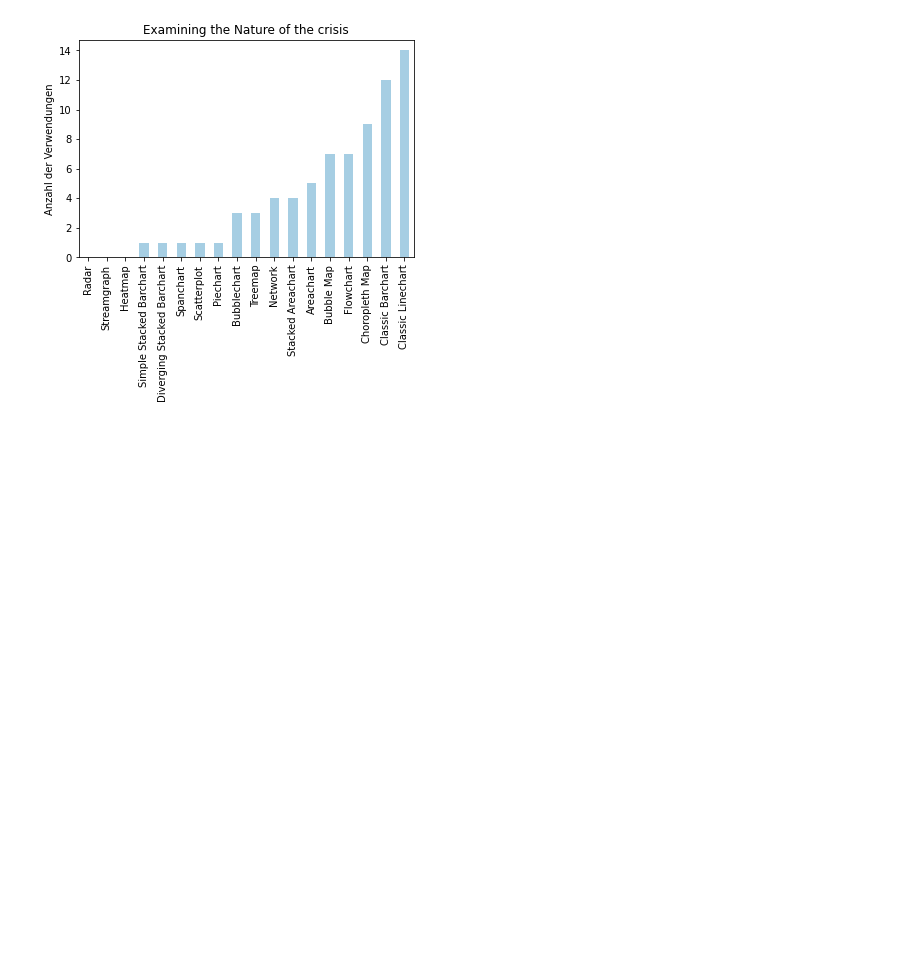
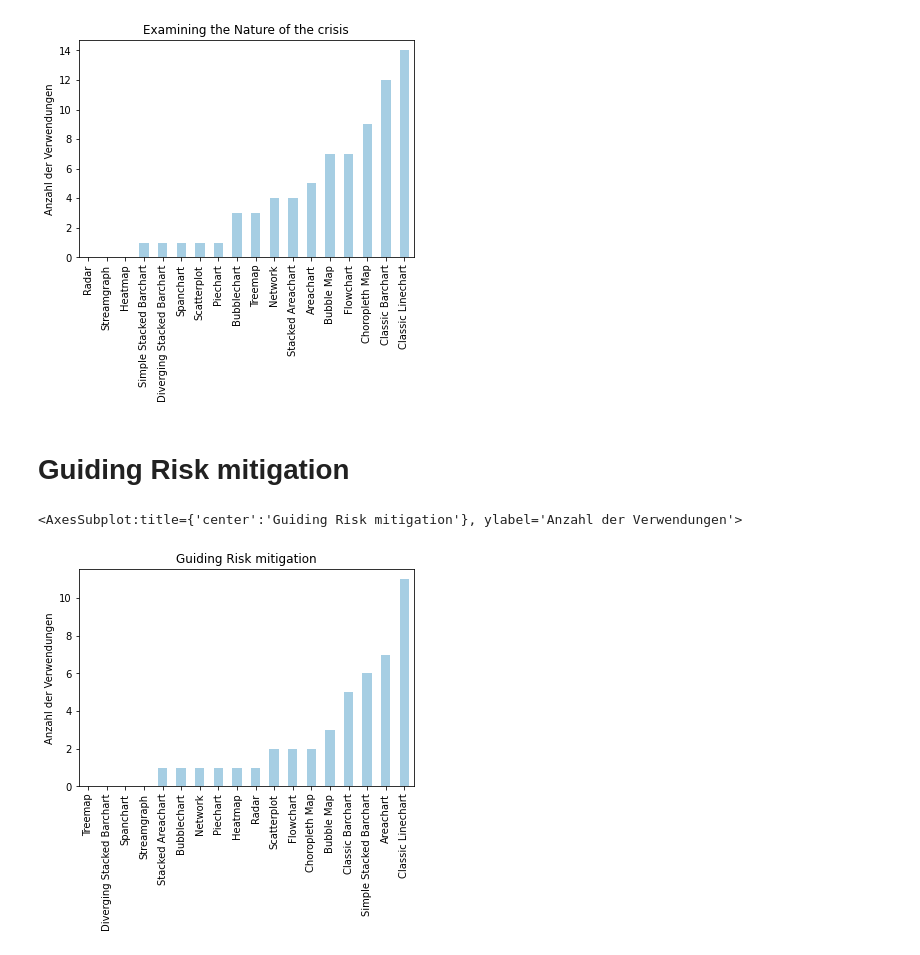
Before and after one commit to YahArt/covid-jupyter-notebook-fhgr, a Jupyter notebook: main.ipynb, the cells around one changed output. Saved outputs shown, nothing was run; the diff lists cells and outputs as text; code cells hidden in the pictures; blank space fills up the shorter version.

Commit message:
Finish remaining message types

```diff
--- a/main.ipynb
+++ b/main.ipynb
@@ -162,7 +162,7 @@ relevant_other_types = ["Heatmap", "Piechart", "Treemap", "Scatterplot", "Networ
 relevant_visualization_types = [*relevant_map_types, *relevant_bar_chart_types, *relevant_line_chart_types, *relevant_other_types]
 
 # Define intended message with subcodes
-examining_nature_of_crisis = ["Explain coronavirus", "Map symptoms, diagnosis, treatment", "Explain transimission  & reasonableness of intervention", "Contact Tracing"]
+examining_nature_of_crisis = ["Explain the nature of the crisis in general", "Explain coronavirus", "Map symptoms, diagnosis, treatment", "Explain transimission  & reasonableness of intervention", "Contact Tracing"]
 
 # Create a new data frame with only the colums for the relevant visualizations
 relevant_columns = [*relevant_visualization_types, *examining_nature_of_crisis]
@@ -192,3 +192,51 @@ df.plot(kind="bar", title="Examining the Nature of the crisis", ylabel="Anzahl d
 # %% [output]
 <AxesSubplot:title={'center':'Examining the Nature of the crisis'}, ylabel='Anzahl der Verwendungen'>
 [figure]
+# %% [markdown]
+# Guiding Risk mitigation
+# %%
+# Imports
+import pandas as pd
+
+
+# Load codebook data
+codebook = pd.read_csv('./data/codebook.csv')
+
+# Define relevant visualization types which we are interested in
+relevant_map_types = ["Choropleth Map", "Bubble Map"]
+relevant_bar_chart_types = ["Classic Barchart", "Simple Stacked Barchart", "Diverging Stacked Barchart", "Spanchart"]
+relevant_line_chart_types = ["Classic Linechart", "Areachart", "Stacked Areachart", "Streamgraph"]
+relevant_other_types = ["Heatmap", "Piechart", "Treemap", "Scatterplot", "Network", "Bubblechart", "Flowchart", "Radar"]
+relevant_visualization_types = [*relevant_map_types, *relevant_bar_chart_types, *relevant_line_chart_types, *relevant_other_types]
+
+# Define intended message with subcodes
+guiding_risk_mitigation = ["Social Distancing", "PPE", "Hygiene", "Flatten the curve"]
+
+# Create a new data frame with only the colums for the relevant visualizations
+relevant_columns = [*relevant_visualization_types, *guiding_risk_mitigation]
+reduced_codebook = codebook[relevant_columns]
+
+# Only keep rows for which at least one column for the intended message (e.g informing about severity) is True
+keep_row_filter = reduced_codebook[guiding_risk_mitigation].any(axis="columns").to_numpy().astype(bool)
+reduced_codebook = reduced_codebook.iloc[lambda x: keep_row_filter[x.index] == True]
+
+# Create new data frame which only holds the counts for the relevant visualization types in a single row
+visualization_types_count = []
+
+for column in relevant_visualization_types:
+    counts = reduced_codebook[column].value_counts()
+    true_counts = counts.get(True, 0)
+    visualization_types_count.append(true_counts)
+
+df = pd.DataFrame(
+    {
+        "visualization_type": relevant_visualization_types,
+        "count": visualization_types_count
+    },
+    index=relevant_visualization_types
+    )
+df = df.sort_values('count')
+df.plot(kind="bar", title="Guiding Risk mitigation", ylabel="Anzahl der Verwendungen", xlabel = "", x="visualization_type", y="count", colormap="Paired", legend = False)
+# %% [output]
+<AxesSubplot:title={'center':'Guiding Risk mitigation'}, ylabel='Anzahl der Verwendungen'>
+[figure, added]
```
Also changed, not shown: parts of 3 cells of this notebook.
